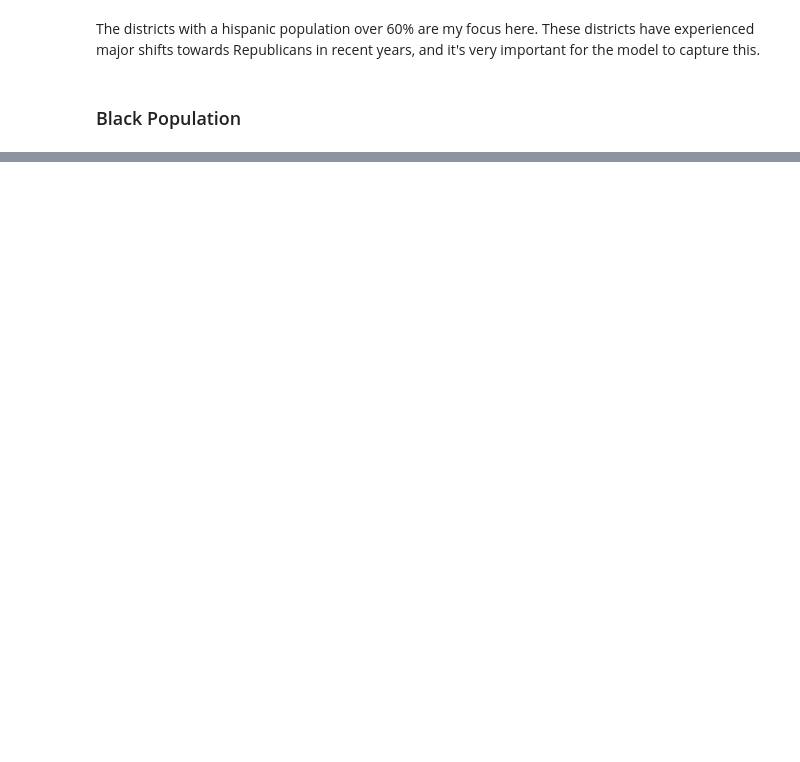
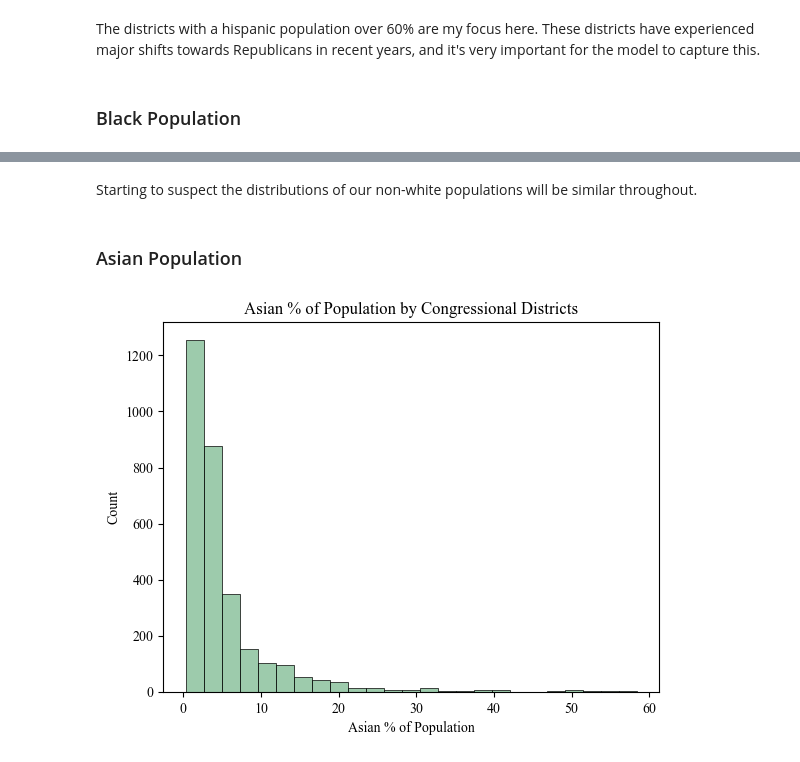
Before and after one commit to fcostell0/DS496Capstone, a Jupyter notebook: EDA/CensusRaceData.ipynb, the cells around one changed output, grey strips where cells are left out. Saved outputs shown, nothing was run; the diff lists cells and outputs as text; code cells hidden in the pictures; blank space fills up the shorter version.

```diff
--- a/EDA/CensusRaceData.ipynb
+++ b/EDA/CensusRaceData.ipynb
@@ -78,0 +80,11 @@ plt.show()
+# %% [markdown]
+Starting to suspect the distributions of our non-white populations will be similar throughout.
+# %% [markdown]
+### Asian Population
+# %%
+sns.histplot(data=raceData['Asian'], bins=25, linewidth = 0.5)
+plt.title('Asian % of Population by Congressional Districts')
+plt.xlabel('Asian % of Population')
+plt.show()
+# %% [output]
+[figure, added]
```
Also changed, not shown: parts of 16 cells of this notebook.
